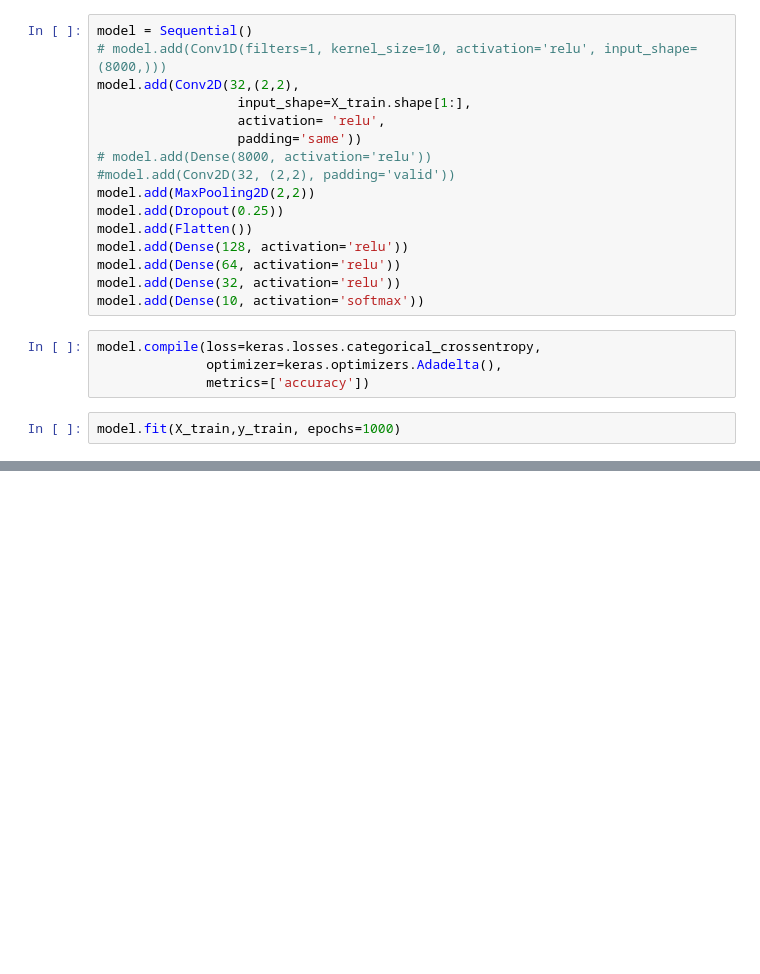
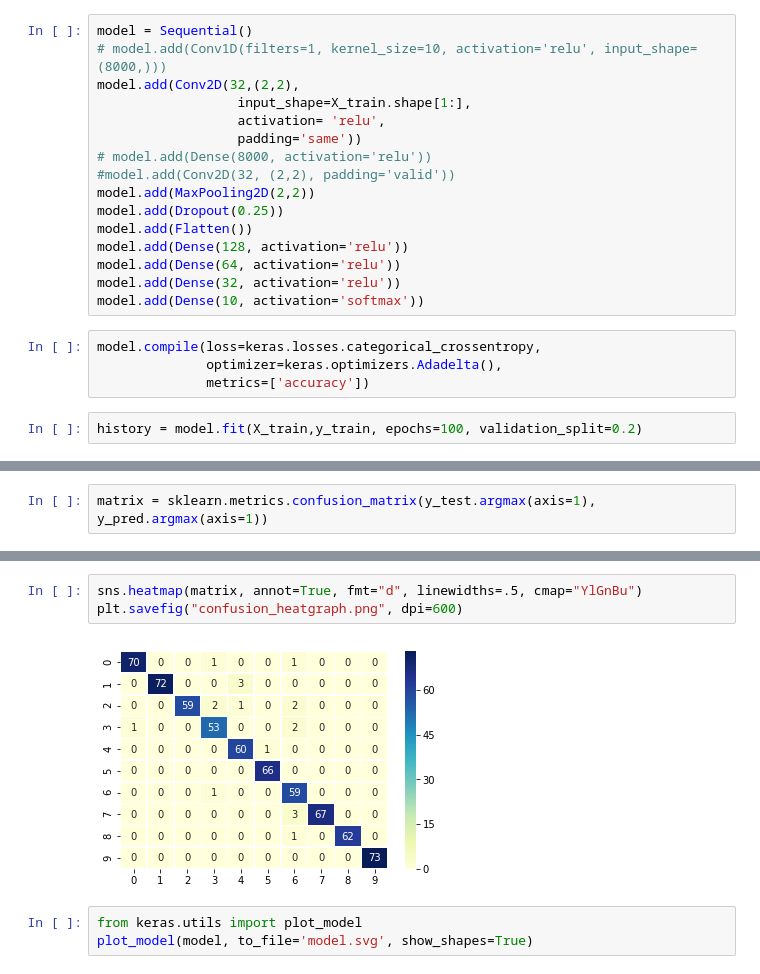
Before and after one commit to duhaoze11/Vocal-MNIST, a Jupyter notebook: mfcc.ipynb, the cells around one changed output, grey strips where cells are left out. Drawn from its saved outputs; the diff is of its cells as text; blank space fills up the shorter version.

Commit message:
cross valid & data visualization

```diff
--- a/mfcc.ipynb
+++ b/mfcc.ipynb
@@ -161,5 +108,5 @@ model.compile(loss=keras.losses.categorical_crossentropy,
               optimizer=keras.optimizers.Adadelta(),
               metrics=['accuracy'])
 # %%
-model.fit(X_train,y_train, epochs=1000)
+history = model.fit(X_train,y_train, epochs=100, validation_split=0.2)
 # %% [output]
@@ -212,0 +161,2 @@ AttributeError: 'Sequential' object has no attribute 'load'
+# %%
+matrix = sklearn.metrics.confusion_matrix(y_test.argmax(axis=1), y_pred.argmax(axis=1))
@@ -212,0 +176,8 @@ AttributeError: 'Sequential' object has no attribute 'load'
+# %%
+sns.heatmap(matrix, annot=True, fmt="d", linewidths=.5, cmap="YlGnBu")
+plt.savefig("confusion_heatgraph.png", dpi=600)
+# %% [output]
+[figure, added]
+# %%
+from keras.utils import plot_model
+plot_model(model, to_file='model.svg', show_shapes=True)
```
Also changed, not shown: parts of 19 cells of this notebook, 6 other files.
